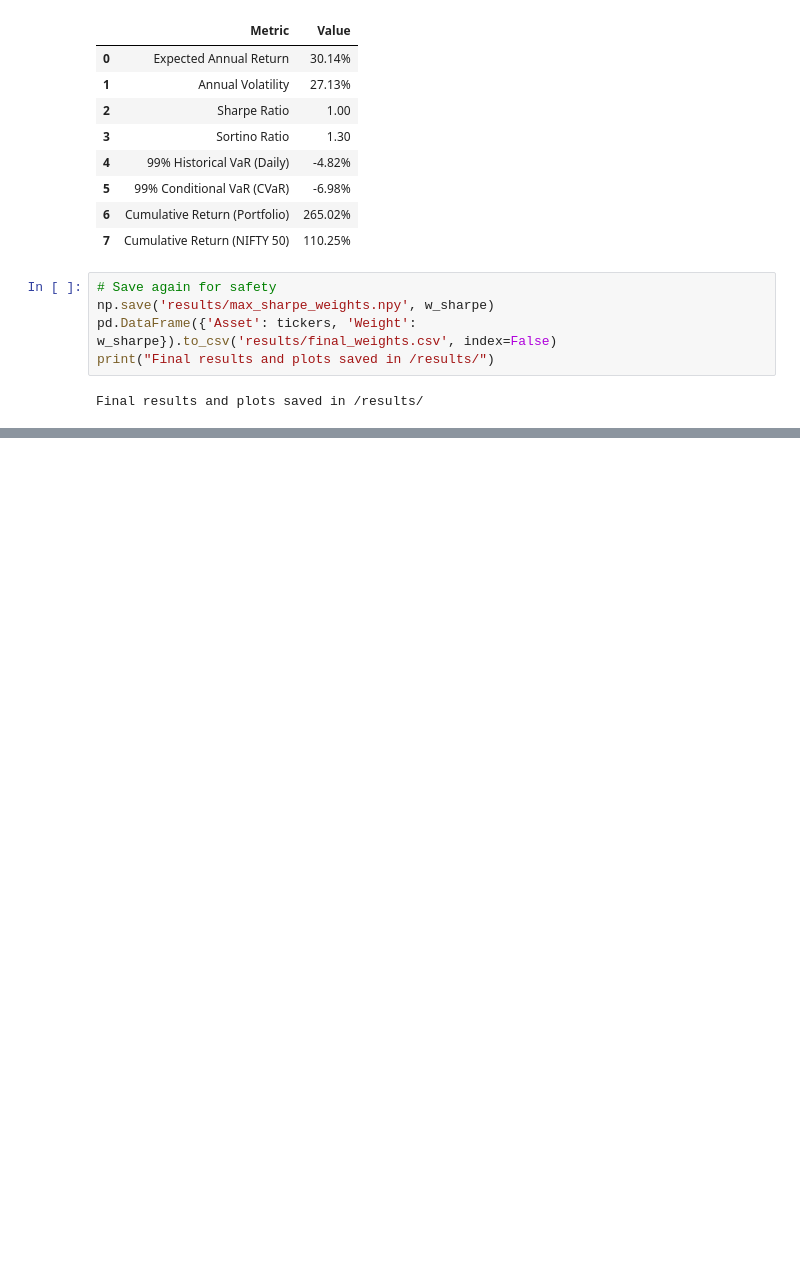
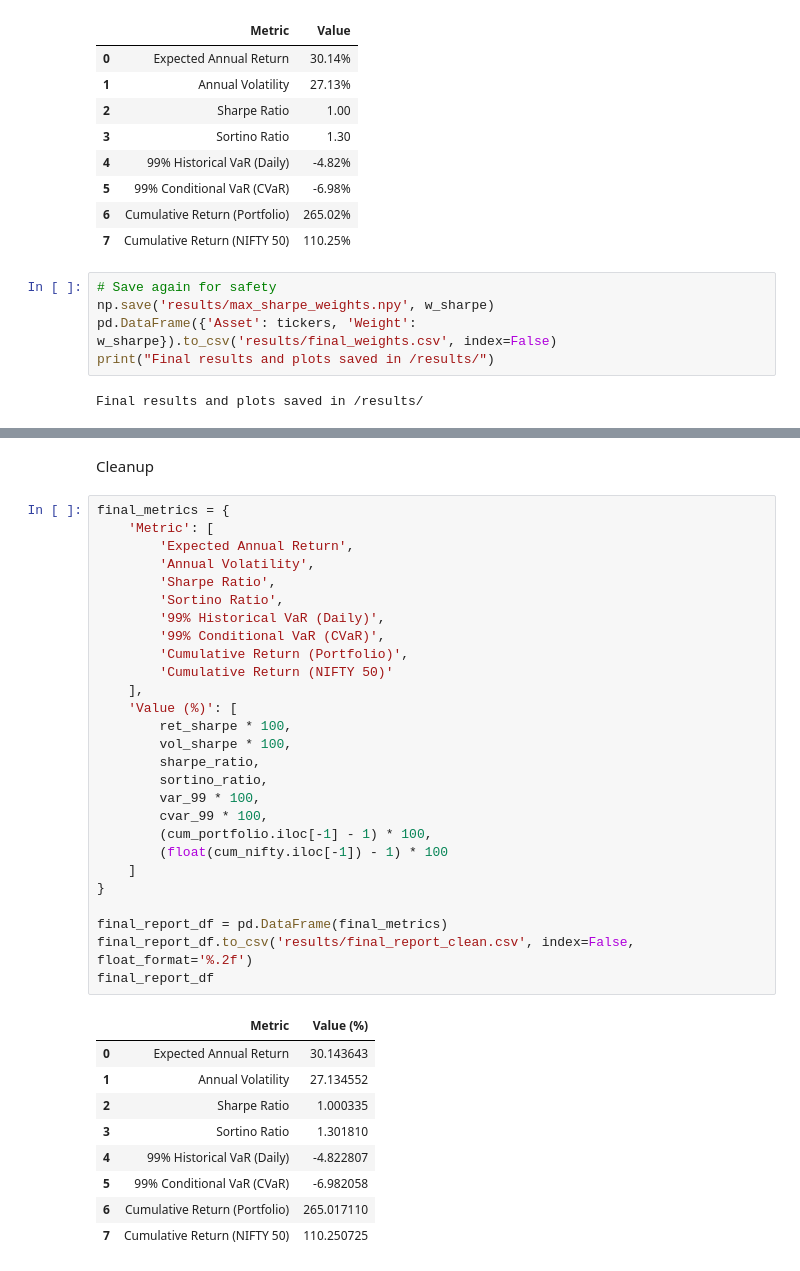
Before and after one commit to Cheeetohz/tissue-paper-box, a Jupyter notebook: Tissue_paper_box.ipynb, the cells around one changed output, grey strips where cells are left out. Cells and saved outputs as stored; diff of their text form; blank space fills up the shorter version.

```diff
--- a/Tissue_paper_box.ipynb
+++ b/Tissue_paper_box.ipynb
@@ -574,0 +589,39 @@ Final results and plots saved in /results/
+# %% [markdown]
+Cleanup
+# %%
+final_metrics = {
+    'Metric': [
+        'Expected Annual Return',
+        'Annual Volatility',
+        'Sharpe Ratio',
+        'Sortino Ratio',
+        '99% Historical VaR (Daily)',
+        '99% Conditional VaR (CVaR)',
+        'Cumulative Return (Portfolio)',
+        'Cumulative Return (NIFTY 50)'
+    ],
+    'Value (%)': [
+        ret_sharpe * 100,
+        vol_sharpe * 100,
+        sharpe_ratio,
+        sortino_ratio,
+        var_99 * 100,
+        cvar_99 * 100,
+        (cum_portfolio.iloc[-1] - 1) * 100,
+        (float(cum_nifty.iloc[-1]) - 1) * 100
+    ]
+}
+
+final_report_df = pd.DataFrame(final_metrics)
+final_report_df.to_csv('results/final_report_clean.csv', index=False, float_format='%.2f')
+final_report_df
+# %% [output]
+|  | Metric | Value (%) |
+| 0 | Expected Annual Return | 30.143643 |
+| 1 | Annual Volatility | 27.134552 |
+| 2 | Sharpe Ratio | 1.000335 |
+| 3 | Sortino Ratio | 1.301810 |
+| 4 | 99% Historical VaR (Daily) | -4.822807 |
+| 5 | 99% Conditional VaR (CVaR) | -6.982058 |
+| 6 | Cumulative Return (Portfolio) | 265.017110 |
+| 7 | Cumulative Return (NIFTY 50) | 110.250725 |
```
Also changed, not shown: parts of 8 cells of this notebook.
